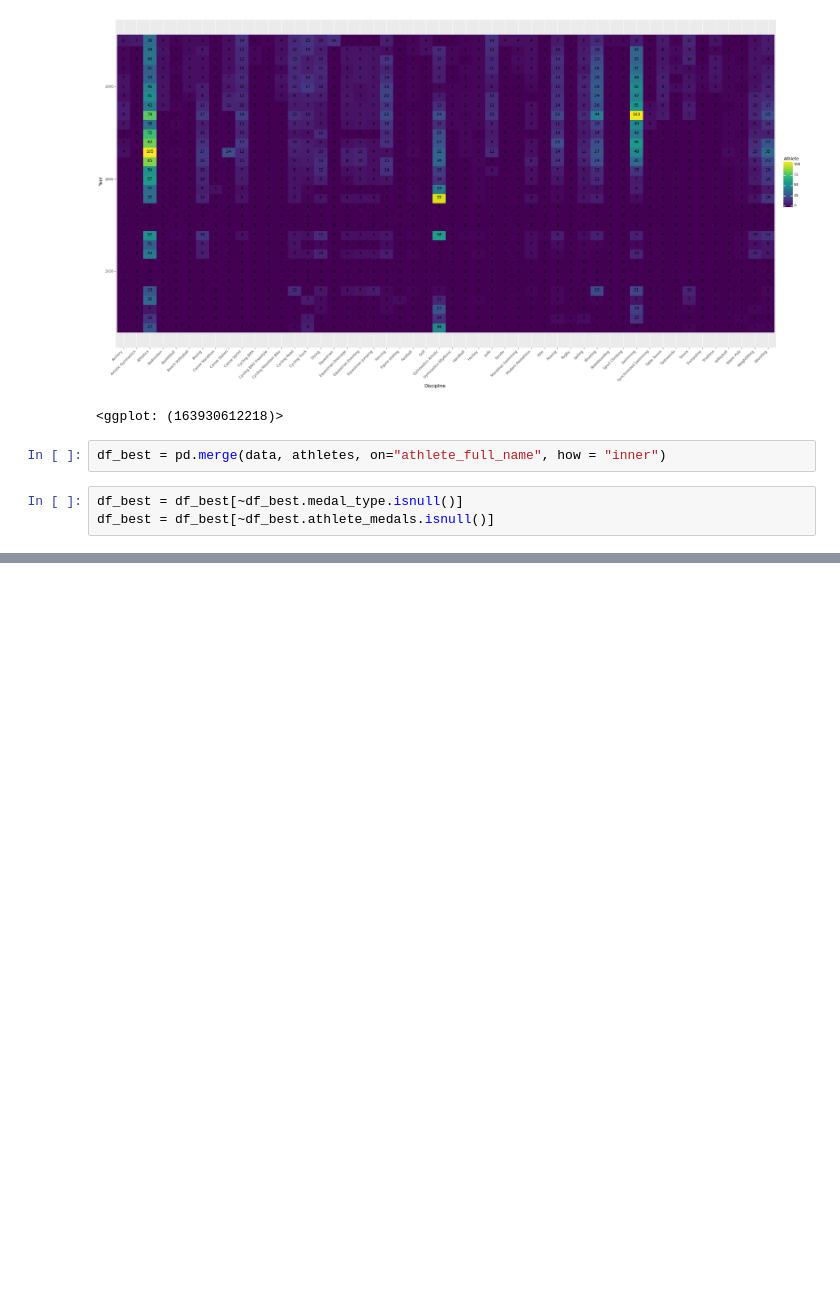
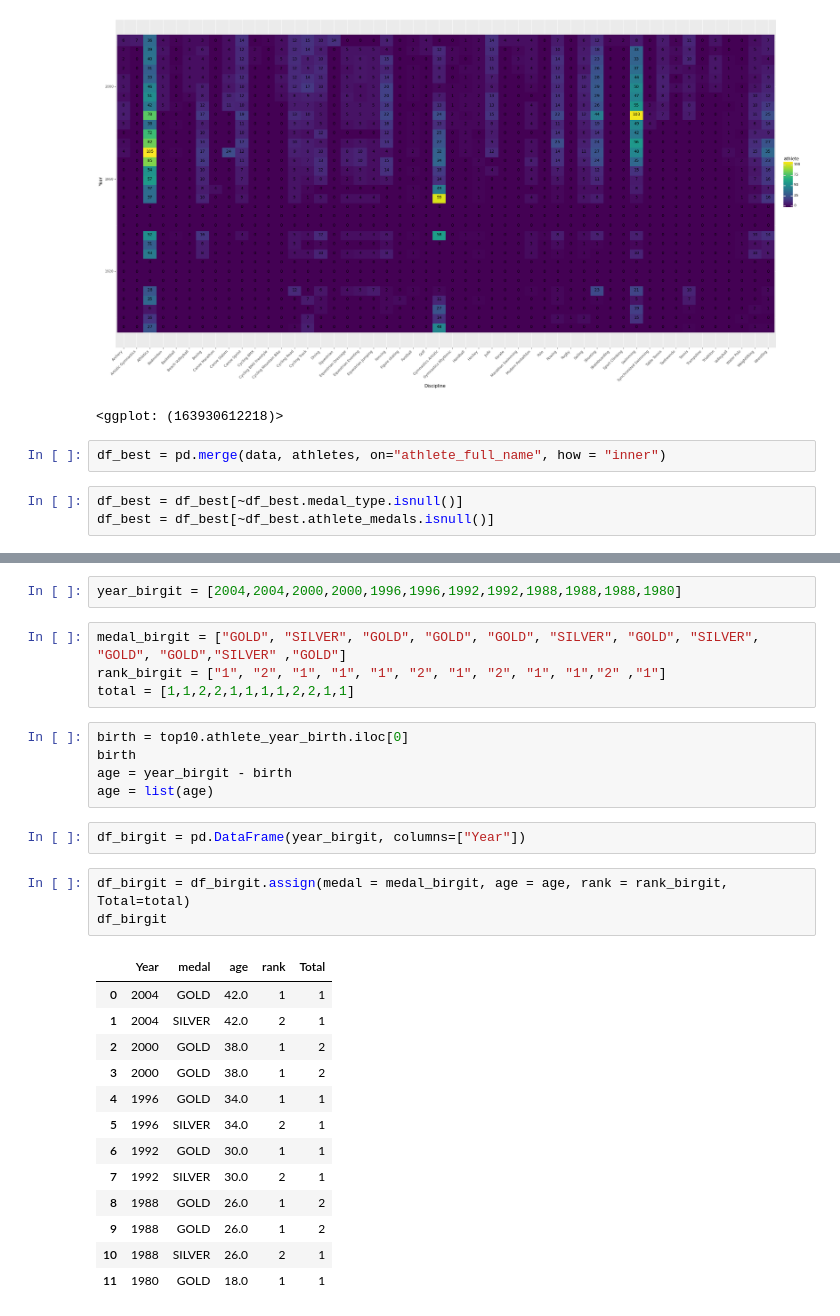
Before and after one commit to brmuloot/Jeux-Olympiques, a Jupyter notebook: Jeux_olympiques.ipynb, the cells around one changed output, grey strips where cells are left out. Saved outputs shown, nothing was run; the diff lists cells and outputs as text; blank space fills up the shorter version.

```diff
--- a/Jeux_olympiques.ipynb
+++ b/Jeux_olympiques.ipynb
@@ -613,0 +615,30 @@ df_final
+# %%
+year_birgit = [2004,2004,2000,2000,1996,1996,1992,1992,1988,1988,1988,1980]
+# %%
+medal_birgit = ["GOLD", "SILVER", "GOLD", "GOLD", "GOLD", "SILVER", "GOLD", "SILVER", "GOLD", "GOLD","SILVER" ,"GOLD"]
+rank_birgit = ["1", "2", "1", "1", "1", "2", "1", "2", "1", "1","2" ,"1"]
+total = [1,1,2,2,1,1,1,1,2,2,1,1]
+# %%
+birth = top10.athlete_year_birth.iloc[0]
+birth
+age = year_birgit - birth
+age = list(age)
+# %%
+df_birgit = pd.DataFrame(year_birgit, columns=["Year"])
+# %%
+df_birgit = df_birgit.assign(medal = medal_birgit, age = age, rank = rank_birgit, Total=total)
+df_birgit
+# %% [output]
+|  | Year | medal | age | rank | Total |
+| 0 | 2004 | GOLD | 42.0 | 1 | 1 |
+| 1 | 2004 | SILVER | 42.0 | 2 | 1 |
+| 2 | 2000 | GOLD | 38.0 | 1 | 2 |
+| 3 | 2000 | GOLD | 38.0 | 1 | 2 |
+| 4 | 1996 | GOLD | 34.0 | 1 | 1 |
+| 5 | 1996 | SILVER | 34.0 | 2 | 1 |
+| 6 | 1992 | GOLD | 30.0 | 1 | 1 |
+| 7 | 1992 | SILVER | 30.0 | 2 | 1 |
+| 8 | 1988 | GOLD | 26.0 | 1 | 2 |
+| 9 | 1988 | GOLD | 26.0 | 1 | 2 |
+| 10 | 1988 | SILVER | 26.0 | 2 | 1 |
+| 11 | 1980 | GOLD | 18.0 | 1 | 1 |
```
Also changed, not shown: parts of 44 cells of this notebook.
